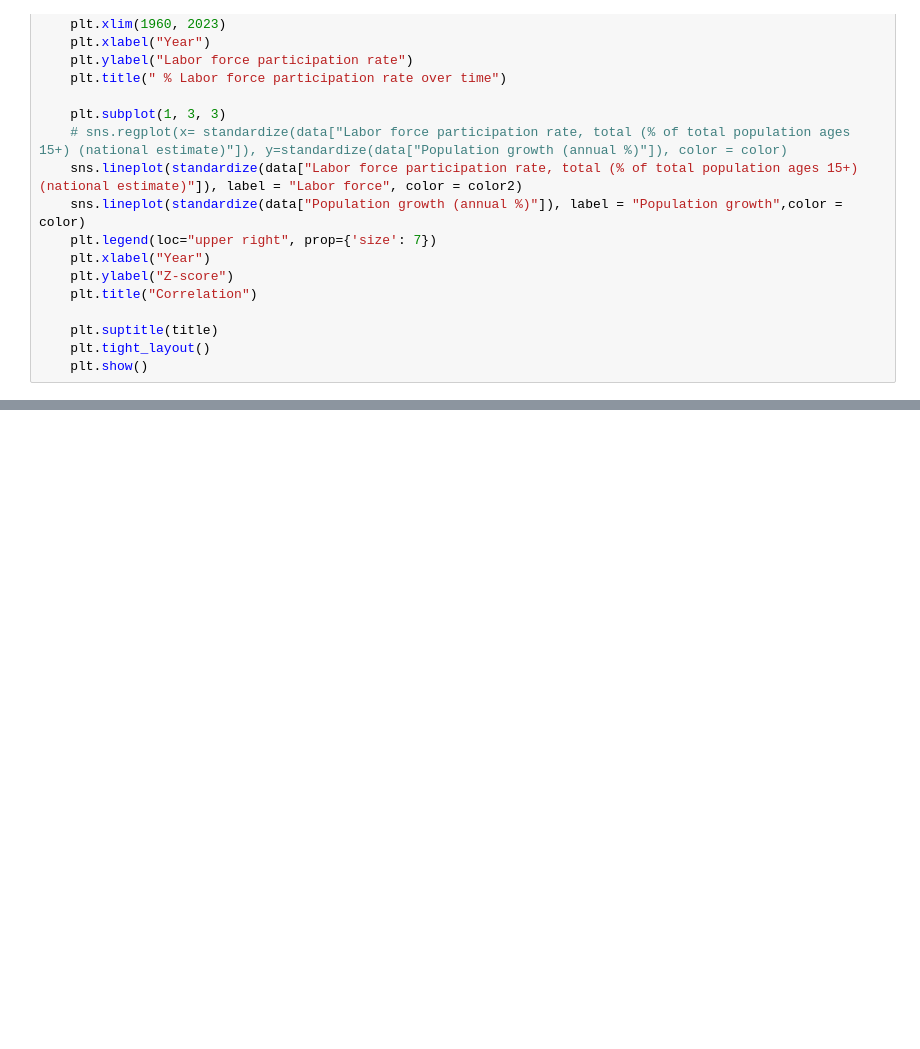
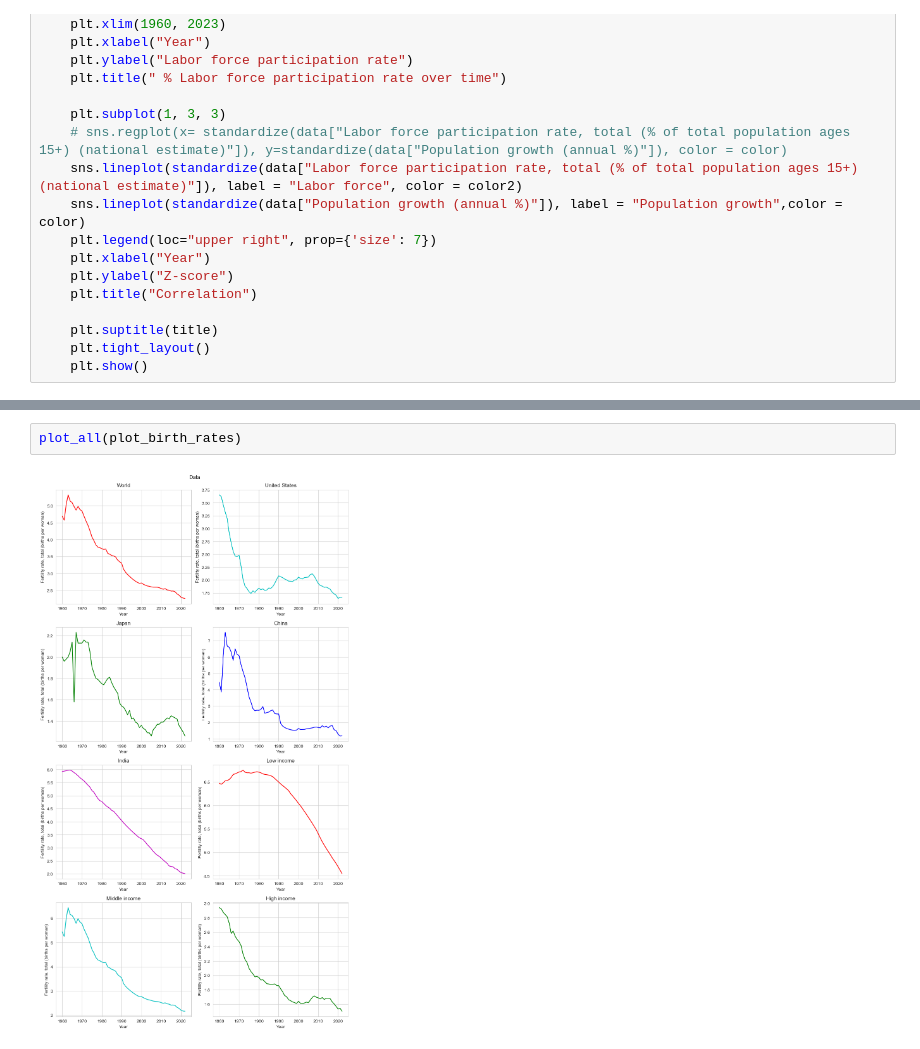
Before and after one commit to cheeseb0rger/cs2400_final_project, a Jupyter notebook: data_results.ipynb, the cells around one changed output, grey strips where cells are left out. Cells and saved outputs as stored; diff of their text form; blank space fills up the shorter version.

```diff
--- a/data_results.ipynb
+++ b/data_results.ipynb
@@ -274,0 +257,4 @@ plt.show()
+# %%
+plot_all(plot_birth_rates)
+# %% [output]
+[figure, added]
```
Also changed, not shown: parts of 20 cells of this notebook, 1 other file.
